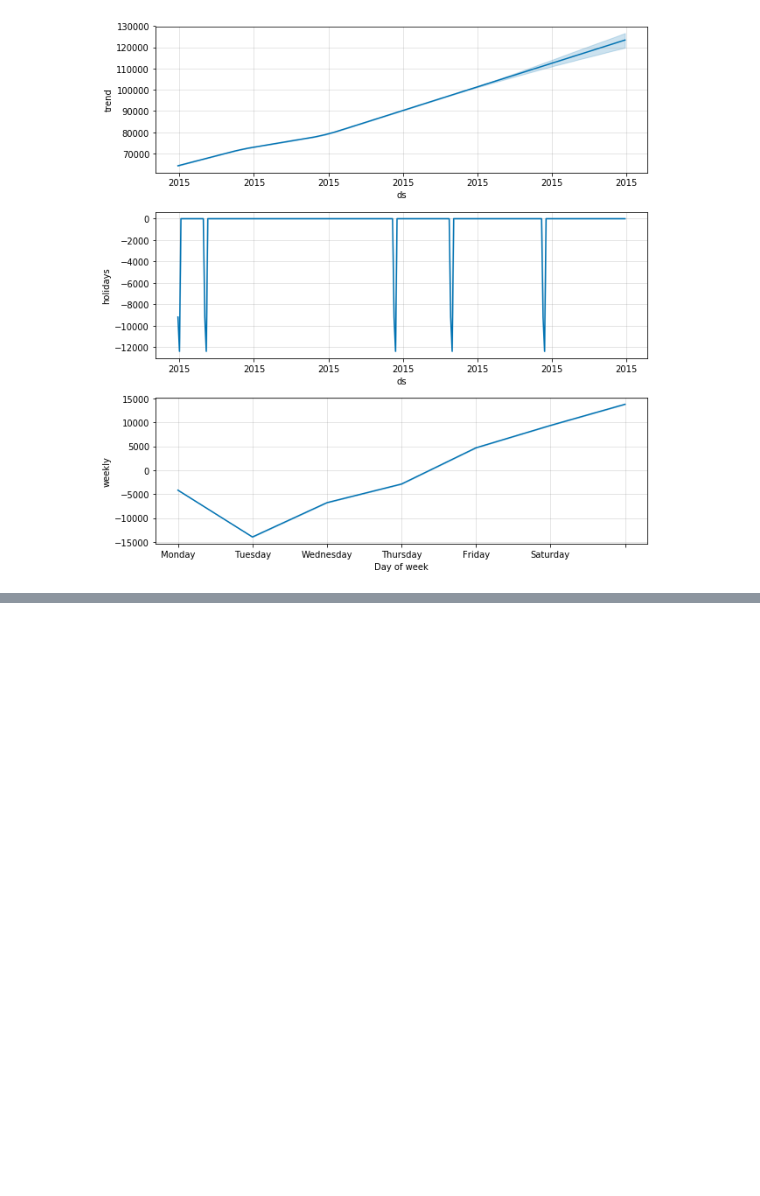
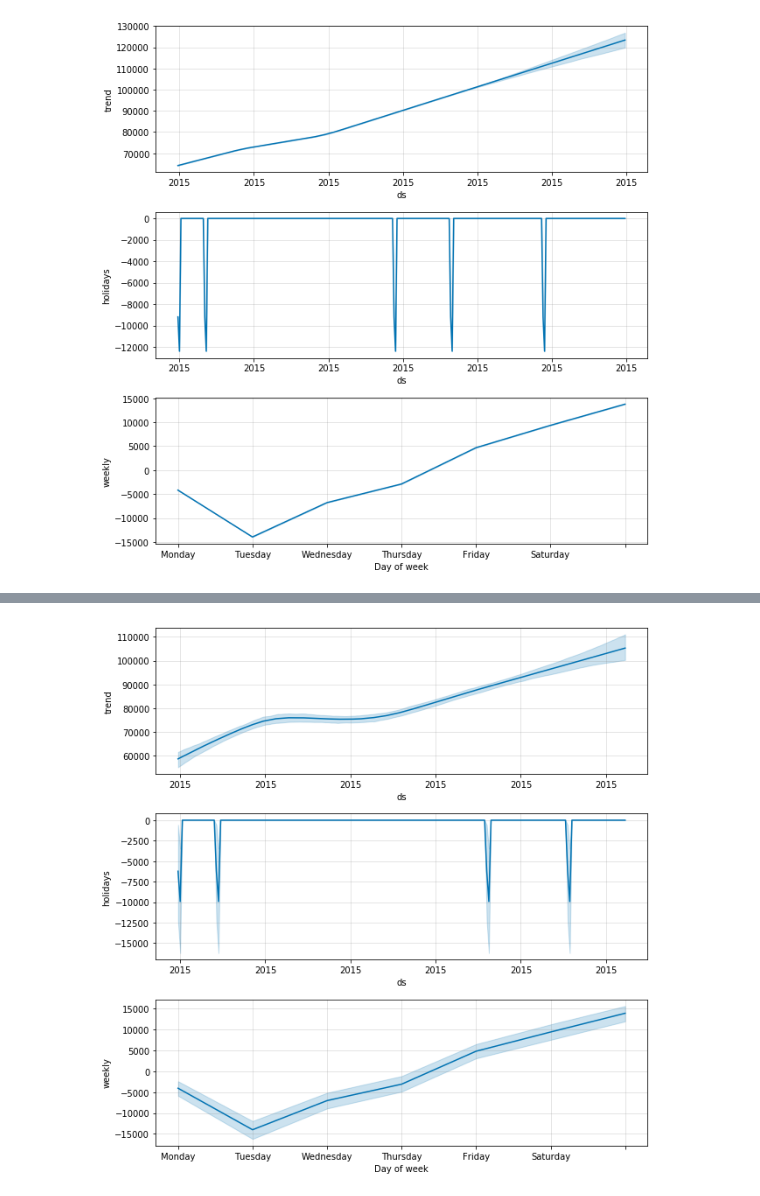
Before and after one commit to samuelleach/python-notebooks, a Jupyter notebook: prophet-uber/1.0-sl-prophet-uber.ipynb, the cells around one changed output, grey strips where cells are left out. Cells and saved outputs as stored; diff of their text form; code cells hidden in the pictures; blank space fills up the shorter version.

```diff
--- a/prophet-uber/1.0-sl-prophet-uber.ipynb
+++ b/prophet-uber/1.0-sl-prophet-uber.ipynb
@@ -129,0 +124,4 @@ m2.plot_components(forecast2)
+# %%
+model.plot_components(forecast)
+# %% [output]
+[figure, added]
```
Also changed, not shown: parts of 5 cells of this notebook.
